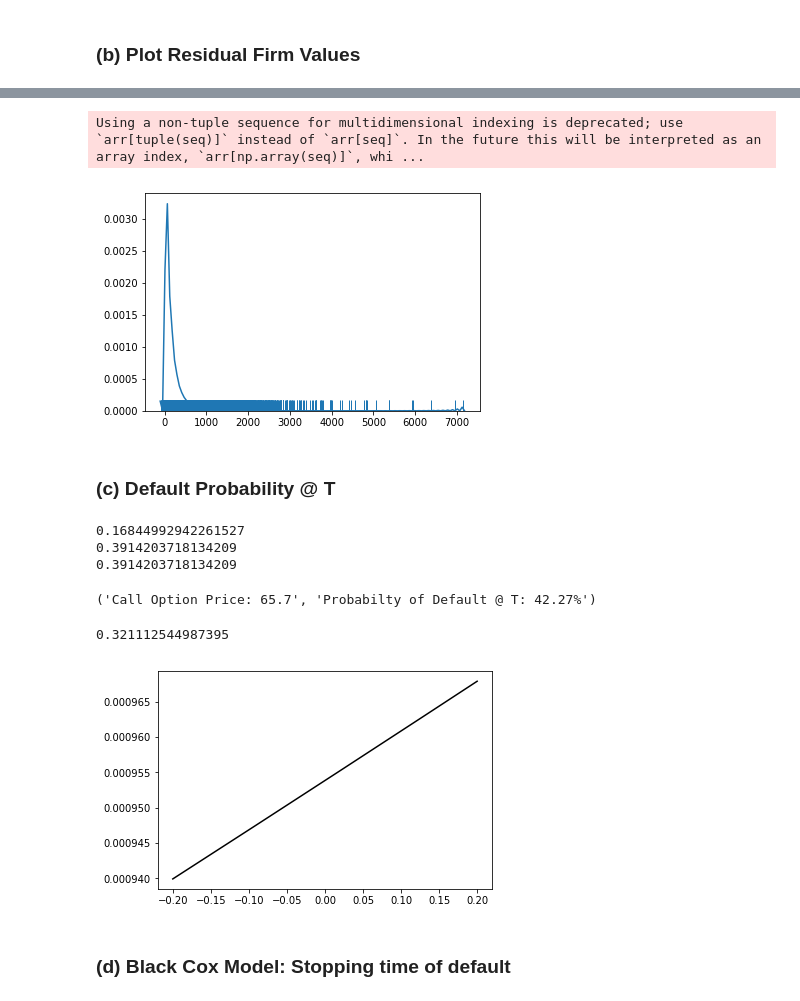
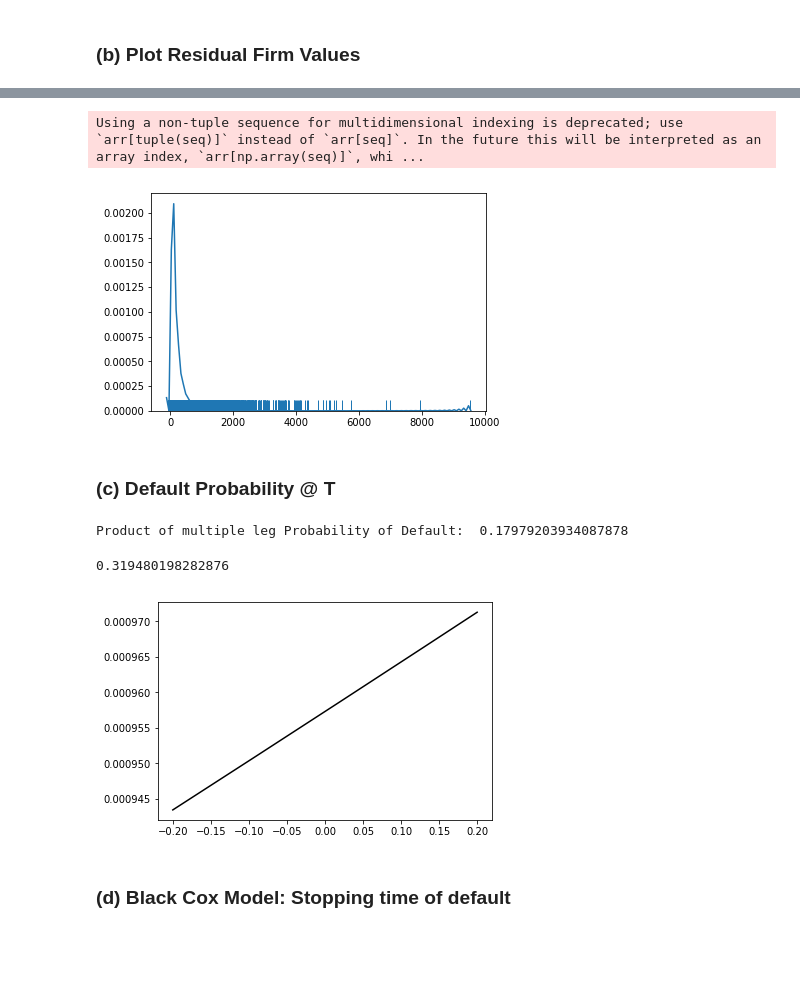
Before and after one commit to Amcdonne95/Imperial_Credit_RIsk, a Jupyter notebook: Merton_BlackCox_Model.ipynb, the cells around one changed output, grey strips where cells are left out. Drawn from its saved outputs; the diff is of its cells as text; code cells hidden in the pictures; blank space fills up the shorter version.

```diff
--- a/Merton_BlackCox_Model.ipynb
+++ b/Merton_BlackCox_Model.ipynb
@@ -25,13 +27,24 @@ plotly.tools.set_config_file(world_readable=False, sharing='private')
 # %% [markdown]
 ### (a) Simulate the value of the firm 250,000 times over a 20 year period using the Merton Model
 # %%
+'''
+V: Starting Firm Value @ t_0
+K: Face Value of Debt @ T (Strike Price) **** Variable not used in the model
+sigma: The Volatility of Assets or Firm value for a specified time period
+dt: Time Step
+iRate: Quoted Annual Interest Rate
+num_paths: The number of paths that will be simulated
+
+Notes: Model starts with the given details of Firm value and then generates a monte carlo simulation based on the number of paths,
+scaled volatility, time step and interest rate
+'''
 def merton_model(V, K, sigma, T, dt, iRate, num_paths):
     num_periods = int(T*dt**-1)
     #Creates a matrix filled with zeros; Rows: num_paths, Columns: num_periods
     asset_value = np.zeros((num_periods + 1, int(num_paths)))
     asset_value[0] = V
     for t in range(1, num_periods+1):
-        if t > 120:
+        if t > num_periods/2:
             sigma = .25
         # The stochastic equation for simulating the firm value
         asset_value[t] = asset_value[t-1]*np.exp((iRate -.5*sigma**2)*dt + sigma*np.random.randn(num_paths)*np.sqrt(dt))
@@ -129,40 +130,46 @@ Consider using IPython.display.IFrame instead
 # %%
+# Seaborn plot of the residual asset values @ Maturity T=T
 sns.distplot(residual_firm_value[-1,:], hist=False, rug=True);
 # %% [output]
 Using a non-tuple sequence for multidimensional indexing is deprecated; use `arr[tuple(seq)]` instead of `arr[seq]`. In the future this will be interpreted as an array index, `arr[np.array(seq)]`, whi ...
-[figure, old version]
+[figure, new version]
 # %% [markdown]
 ### (c) Default Probability @ T
 # %%
-def default_probability(V_0, K, sigma, T, iRate):
-    d1 = (np.log(V_0/K) + (iRate + .5*sigma**2)*T)/ (sigma*np.sqrt(T))
-    d2 = d1 - sigma*np.sqrt(T)
-    print(sp.norm.pdf(d1))
-    print(sp.norm.pdf(d2))
-    print(sp.norm.pdf(-d2))
-    equity_0 = V_0*sp.norm.cdf(d1) - K*np.exp(-iRate*T)*sp.norm.cdf(d2)
-    return ('Call Option Price: ' + str(round(equity_0, 2)),'Probabilty of Default @ T: ' + str(round(sp.norm.cdf(-d2)*100, 2)) + '%')
+'''
+Notes: Calculates the "Analytical Default Probability" based on the values of N(-d2) derived from the Call option from the Equity
+calculation. This accounts for the split sigma's given at 10 year intervals
+
+TODO: Check to see if the variances can be combined or D2's multiplied together
+'''
+
+def analytical_default_probability(V_0, K, sigma_10, sigma_20, T, iRate):
+
+    d1_10 = (np.log(V_0/K) + (iRate + .5*sigma_10**2)*T)/ (sigma_10*np.sqrt(T))
+    d2_10 = d1_10 - (sigma_10)*np.sqrt(T)
+    d1_20 = (np.log(V_0/K) + (iRate + .5*sigma_20**2)*T)/ (sigma_20*np.sqrt(T))
+    d2_20 = d1_20 - (sigma_20)*np.sqrt(T)
+
+    return print('Product of multiple leg Probability of Default: ', np.prod([d2_10, d2_20]))
+    #print(sp.norm.pdf(d1))
+    #print(sp.norm.pdf(d2))
+    #print(sp.norm.pdf(-d2))
+    #equity_0 = V_0*sp.norm.cdf(d1) - K*np.exp(-iRate*T)*sp.norm.cdf(d2)
+    #return ('Call Option Price: ' + str(round(equity_0, 2)),'Probabilty of Default @ T: ' + str(round(sp.norm.cdf(-d2)*100, 2)) + '%')
+
+analytical_default_probability(V_0=100, K=80, sigma_10=.15, sigma_20= .25, T=20, iRate=0.031)
+# %% [output]
+Product of multiple leg Probability of Default:  0.17979203934087878
-# %%
-default_probability(V_0=100, K=80, sigma=.25, T=20, iRate=0.031)
-# %% [output]
-0.16844992942261527
-0.3914203718134209
-0.3914203718134209
-('Call Option Price: 65.7', 'Probabilty of Default @ T: 42.27%')
 # %%
+# Generates a probability distribution based on an array of numbers
 kde = sp.gaussian_kde(np.array(simulated_asset_values[-1,:]))
 
-#visualize KDE
-fig = plt.figure()
-ax = fig.add_subplot(111)
-x_eval = np.linspace(-.2, .2, num=200)
-ax.plot(x_eval, kde(x_eval), 'k-')
-
 #get probability from the integral of the assumed probability distribution from the ending asset values; from negative infinity to 80
-kde.integrate_box_1d(-np.inf, 80)
+merton_default_probability = kde.integrate_box_1d(-np.inf, 80)
+print(merton_default_probability)
 # %% [output]
-0.321112544987395
+0.319480198282876
-[figure, old version]
+[figure, new version]
 # %% [markdown]
 ### (d) Black Cox Model: Stopping time of default
 # %%
```
Also changed, not shown: parts of 20 cells of this notebook.
